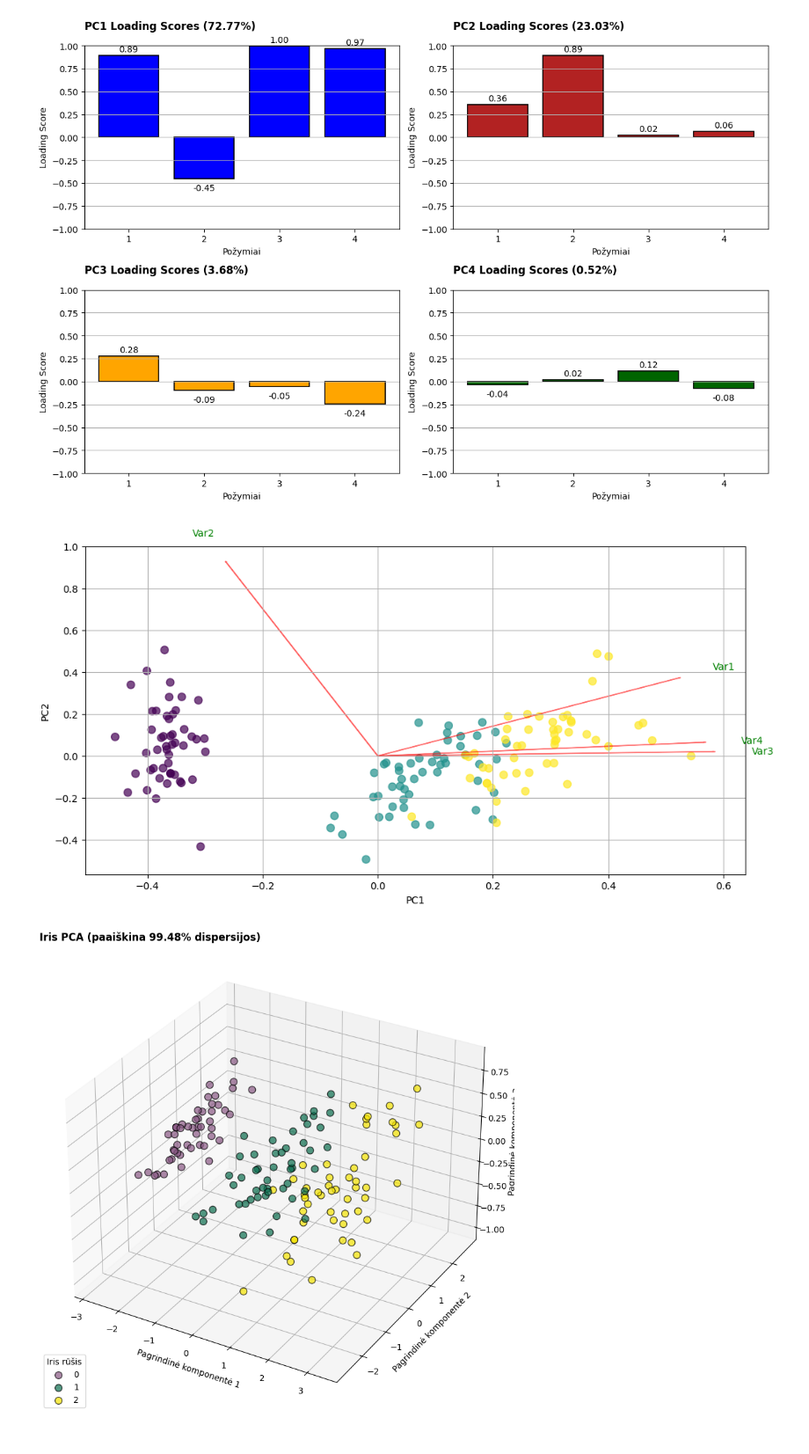
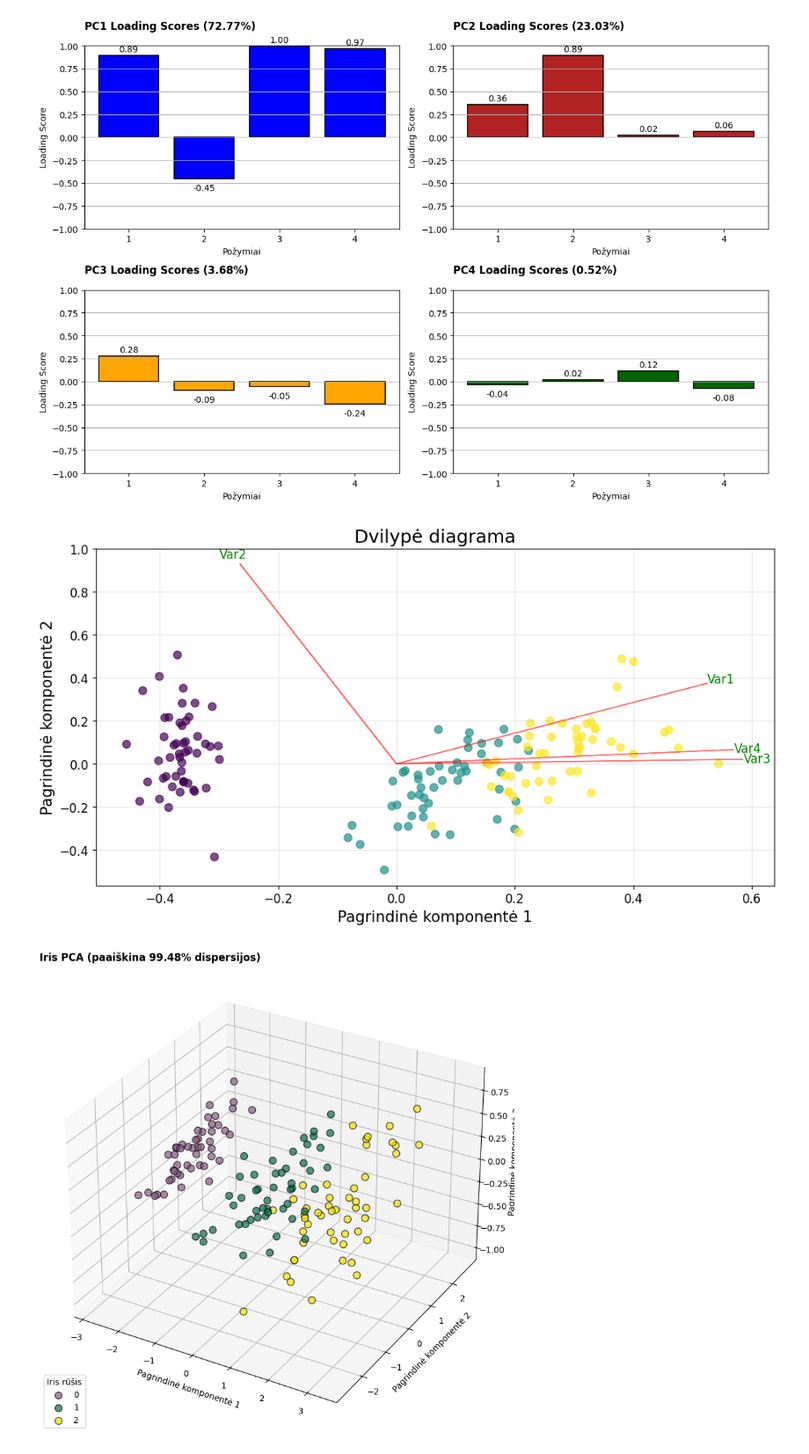
Before and after one commit to EvelinaDu/Papildomi_duomenu_vizualizavimo_skyriai, a Jupyter notebook: Algoritmas/kodas.ipynb, the cells around one changed output. Shown at 88% size. Cells and saved outputs as stored; diff of their text form; code cells hidden in the pictures.

```diff
--- a/Algoritmas/kodas.ipynb
+++ b/Algoritmas/kodas.ipynb
@@ -263,25 +263,27 @@ plt.show()
 # %%
 def biplot(score,coeff,labels=None, c=None):
     xs = score[:,0]
     ys = score[:,1]
     n = coeff.shape[0]
     scalex = 1.0/(xs.max() - xs.min())
     scaley = 1.0/(ys.max() - ys.min())
     plt.scatter(xs * scalex, ys * scaley, s=60, c=c, cmap='viridis', alpha=0.7)
     for i in range(n):
-        plt.arrow(0, 0, coeff[i,0], coeff[i,1], color = 'r', alpha = 0.5)
+        plt.arrow(0, 0, coeff[i,0], coeff[i,1], color = 'red', alpha = 0.5)
         if labels is None:
-            plt.text(coeff[i,0]* 1.15, coeff[i,1] * 1.15, "Var"+str(i+1), color = 'green', ha = 'center', va = 'center')
+            plt.text(coeff[i,0]* 1.05, coeff[i,1] * 1.05, "Var"+str(i+1), color = 'green', fontsize=12, ha = 'center', va = 'center')
         else:
-            plt.text(coeff[i,0]* 1.15, coeff[i,1] * 1.15, labels[i], color = 'g', ha = 'center', va = 'center')
+            plt.text(coeff[i,0]* 1.05, coeff[i,1] * 1.05, labels[i], color = 'green', fontsize=12, ha = 'center', va = 'center')
 
-    plt.xlabel("PC{}".format(1))
-    plt.ylabel("PC{}".format(2))
-    plt.grid()
+    plt.title("Dvilypė diagrama", fontsize=18)
+    plt.xlabel("Pagrindinė komponentė {}".format(1), fontsize=15)
+    plt.ylabel("Pagrindinė komponentė {}".format(2), fontsize=15)
+    plt.tick_params(axis='both', which='major', labelsize=12)
+    plt.grid(alpha=0.3)
 plt.figure(figsize=(12, 6))
 biplot(data_pca, np.transpose(pca.components_), c = y_numeric)
 # %% [output]
-[figure, old version]
+[figure, new version]
 # %%
 total_explained_variance = sum(pca.explained_variance_ratio_[:3]) * 100
 colors = ["#895884", "#0B6E4F", "#F5E400"]
```
